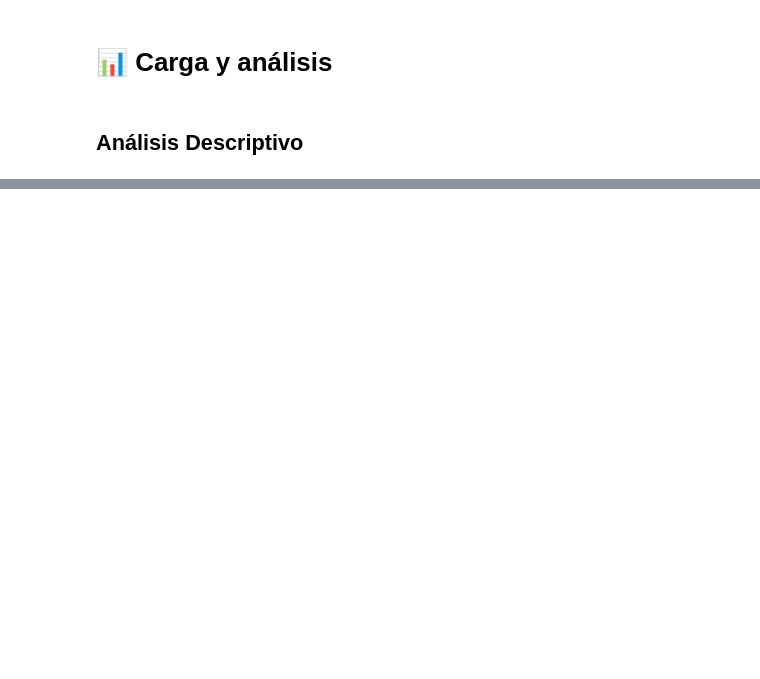
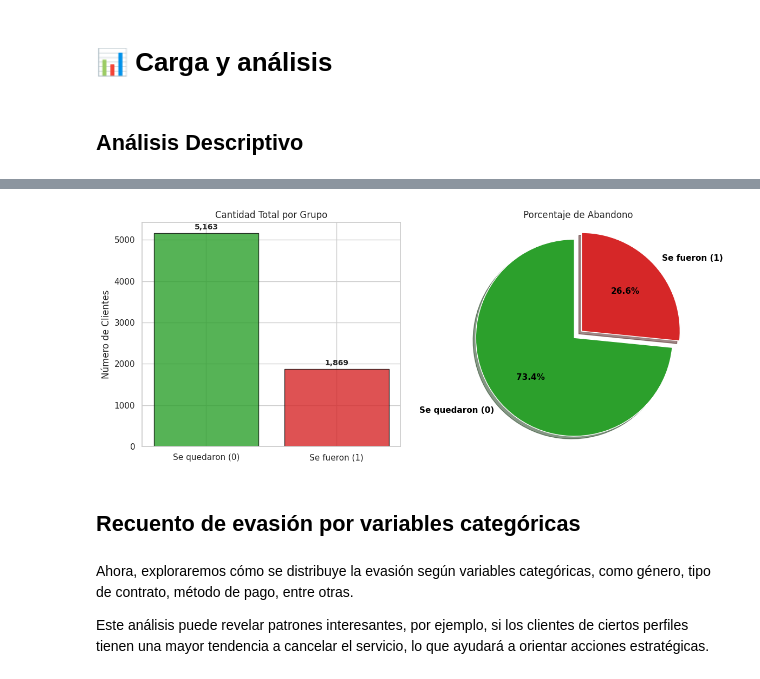
Before and after one commit to Ayelen95/Chagenge-Telecom-2026, a Jupyter notebook: TelecomX_LATAM.ipynb, the cells around one changed output, grey strips where cells are left out. Cells and saved outputs as stored; diff of their text form; code cells hidden in the pictures; blank space fills up the shorter version.

Commit message:
Carga y Análisis - 1ra Parte

```diff
--- a/TelecomX_LATAM.ipynb
+++ b/TelecomX_LATAM.ipynb
@@ -537,0 +607,44 @@ df.describe()
+# %%
+# --- 1. Preparación de los datos ---
+conteo = df['Abandono'].value_counts()
+
+# Ordenamos para asegurar que el 0 (quedarse) vaya primero
+# Asumimos: 0 = No se fue (Verde), 1 = Sí se fue (Rojo)
+num_quedaron = conteo[0]
+num_fueron = conteo[1]
+
+# Definimos etiquetas y valores para los gráficos
+etiquetas = ['Se quedaron (0)', 'Se fueron (1)']
+valores = [num_quedaron, num_fueron]
+colores = ['#2ca02c', '#d62728']
+# %%
+# Crear Estructura
+fig, axs = plt.subplots(1, 2, figsize=(12, 5))
+# Crear Grafico de Barras
+bar_container = axs[0].bar(etiquetas, [num_quedaron, num_fueron], color=colores, edgecolor='black', alpha=0.8)
+axs[0].bar_label(bar_container, fmt='{:,.0f}', padding=3, fontsize=10, fontweight='bold')
+axs[0].set_title('Cantidad Total por Grupo', fontsize=12)
+axs[0].set_ylabel('Número de Clientes')
+
+# Crear Grafico de Torta
+explode = (0, 0.1) # Separar la rebanada de los que se fueron
+axs[1].pie(valores, labels=etiquetas, autopct='%1.1f%%'
+           , startangle=90, colors=colores,
+           shadow= True,
+           explode=explode,
+           textprops={'fontsize': 11, 'fontweight': 'bold', 'color': 'black'} # Texto dentro de la torta
+           )
+
+axs[1].set_title('Porcentaje de Abandono', fontsize=12)
+axs[1].axis('equal')  # Asegura que la torta sea un círculo perfecto
+
+plt.tight_layout() # Evita que los títulos se superpongan
+plt.show()
+# %% [output]
+[figure, added]
+# %% [markdown]
+## Recuento de evasión por variables categóricas
+# %% [markdown]
+Ahora, exploraremos cómo se distribuye la evasión según variables categóricas, como género, tipo de contrato, método de pago, entre otras.
+
+Este análisis puede revelar patrones interesantes, por ejemplo, si los clientes de ciertos perfiles tienen una mayor tendencia a cancelar el servicio, lo que ayudará a orientar acciones estratégicas.
```
Also changed, not shown: parts of 39 cells of this notebook.
